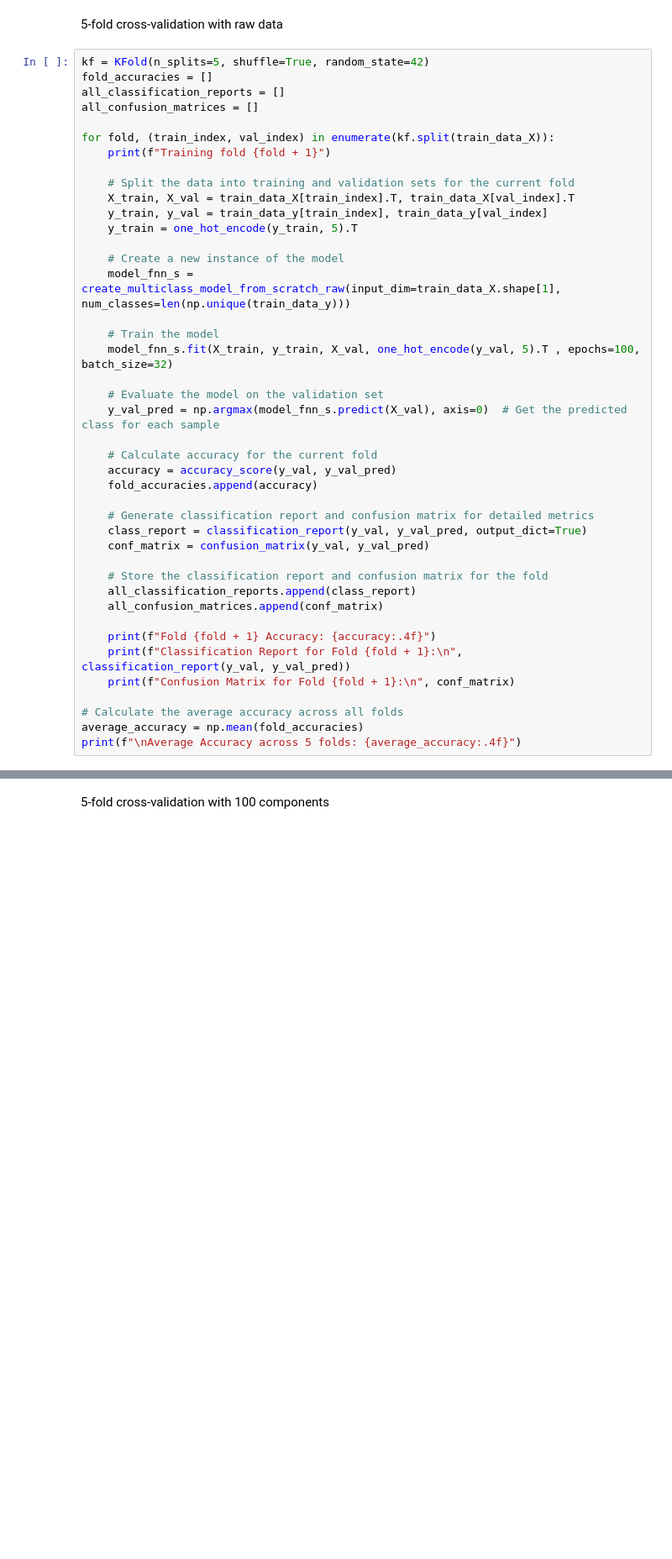
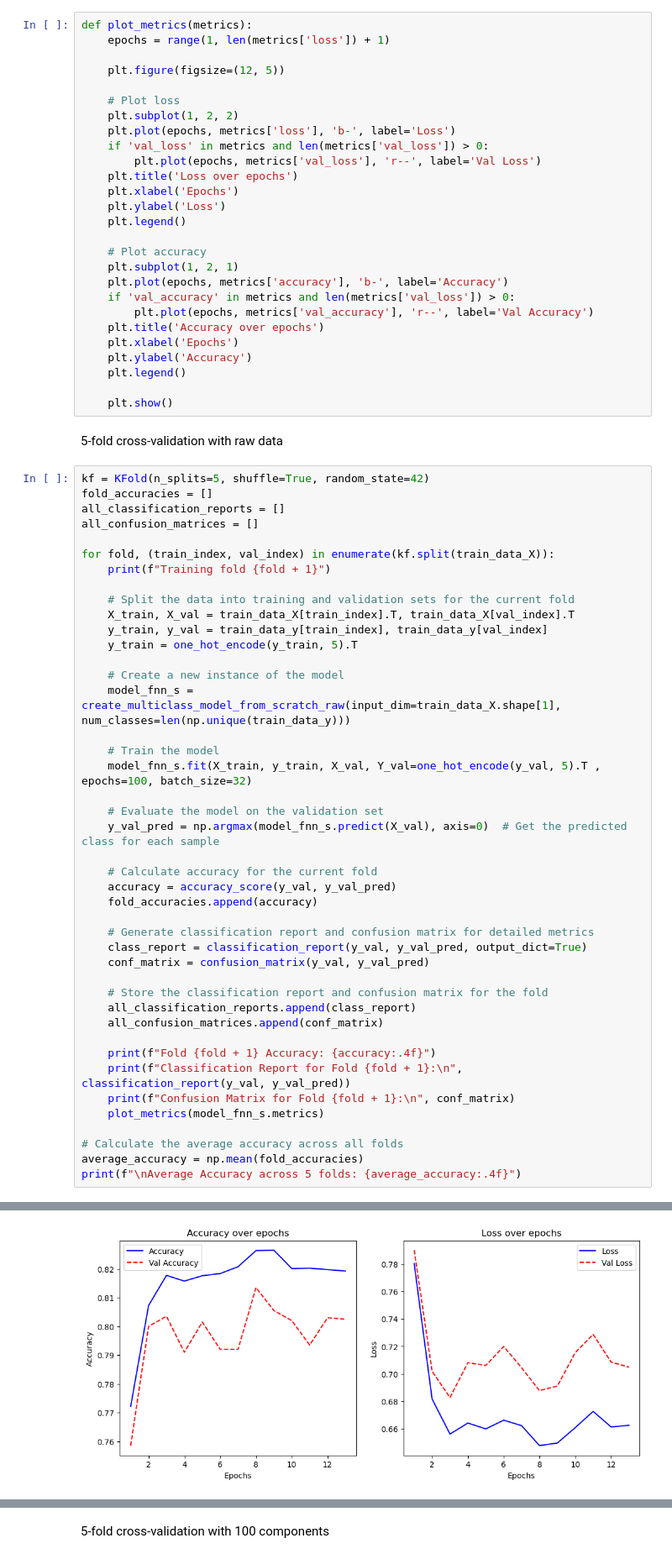
Before and after one commit to kfkfkflmej/ML2024Midi, a Jupyter notebook: Project Notebook.ipynb, the cells around one changed output, grey strips where cells are left out. Shown at 84% size. Drawn from its saved outputs; the diff is of its cells as text; blank space fills up the shorter version.

```diff
--- a/Project Notebook.ipynb
+++ b/Project Notebook.ipynb
@@ -639,6 +638,33 @@ def create_multiclass_model_from_scratch_pca(input_dim, num_classes):
     )
 
     return model_fnn_s_100
+# %%
+def plot_metrics(metrics):
+    epochs = range(1, len(metrics['loss']) + 1)
+
+    plt.figure(figsize=(12, 5))
+
+    # Plot loss
+    plt.subplot(1, 2, 2)
+    plt.plot(epochs, metrics['loss'], 'b-', label='Loss')
+    if 'val_loss' in metrics and len(metrics['val_loss']) > 0:
+        plt.plot(epochs, metrics['val_loss'], 'r--', label='Val Loss')
+    plt.title('Loss over epochs')
+    plt.xlabel('Epochs')
+    plt.ylabel('Loss')
+    plt.legend()
+
+    # Plot accuracy
+    plt.subplot(1, 2, 1)
+    plt.plot(epochs, metrics['accuracy'], 'b-', label='Accuracy')
+    if 'val_accuracy' in metrics and len(metrics['val_loss']) > 0:
+        plt.plot(epochs, metrics['val_accuracy'], 'r--', label='Val Accuracy')
+    plt.title('Accuracy over epochs')
+    plt.xlabel('Epochs')
+    plt.ylabel('Accuracy')
+    plt.legend()
+
+    plt.show()
 # %% [markdown]
 5-fold cross-validation with raw data
 # %%
@@ -659,7 +685,7 @@ for fold, (train_index, val_index) in enumerate(kf.split(train_data_X)):
     model_fnn_s = create_multiclass_model_from_scratch_raw(input_dim=train_data_X.shape[1], num_classes=len(np.unique(train_data_y)))
 
     # Train the model
-    model_fnn_s.fit(X_train, y_train, X_val, one_hot_encode(y_val, 5).T , epochs=100, batch_size=32)
+    model_fnn_s.fit(X_train, y_train, X_val, Y_val=one_hot_encode(y_val, 5).T , epochs=100, batch_size=32)
 
     # Evaluate the model on the validation set
     y_val_pred = np.argmax(model_fnn_s.predict(X_val), axis=0)  # Get the predicted class for each sample
@@ -679,6 +705,7 @@ for fold, (train_index, val_index) in enumerate(kf.split(train_data_X)):
     print(f"Fold {fold + 1} Accuracy: {accuracy:.4f}")
     print(f"Classification Report for Fold {fold + 1}:\n", classification_report(y_val, y_val_pred))
     print(f"Confusion Matrix for Fold {fold + 1}:\n", conf_matrix)
+    plot_metrics(model_fnn_s.metrics)
 
 # Calculate the average accuracy across all folds
 average_accuracy = np.mean(fold_accuracies)
@@ -703,0 +731 @@ Average Accuracy across 5 folds: 0.8113
+[figure, added]
```
Also changed, not shown: parts of 27 cells of this notebook.
